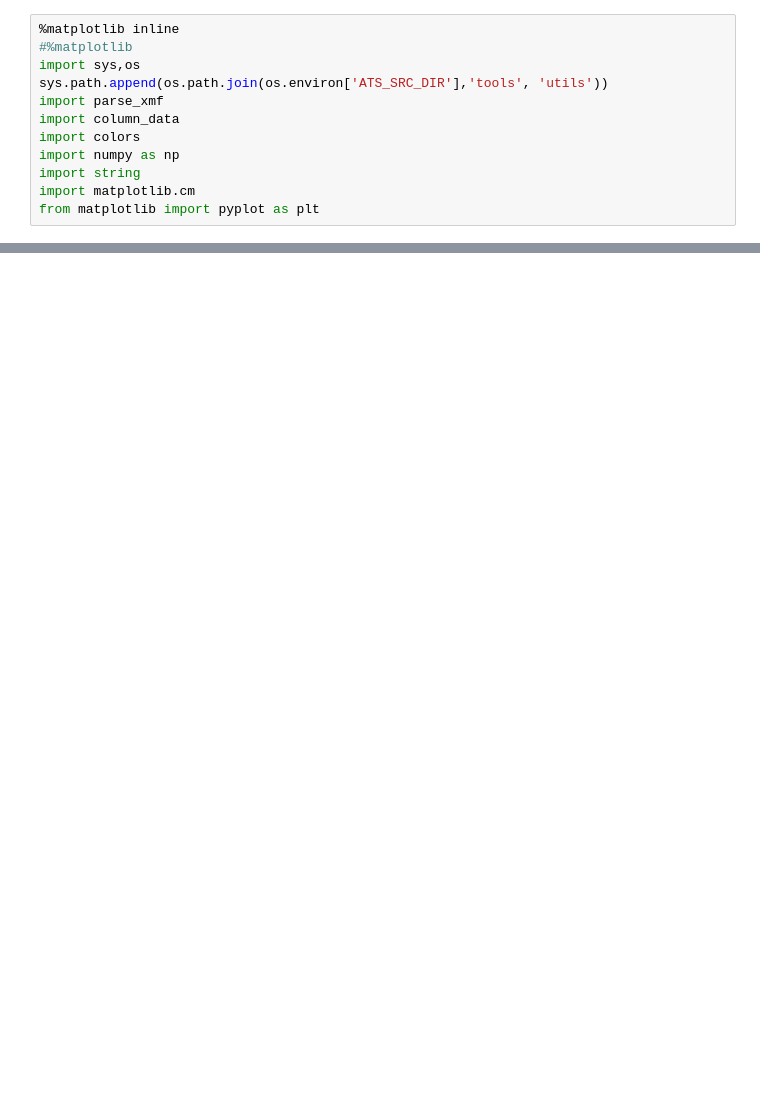
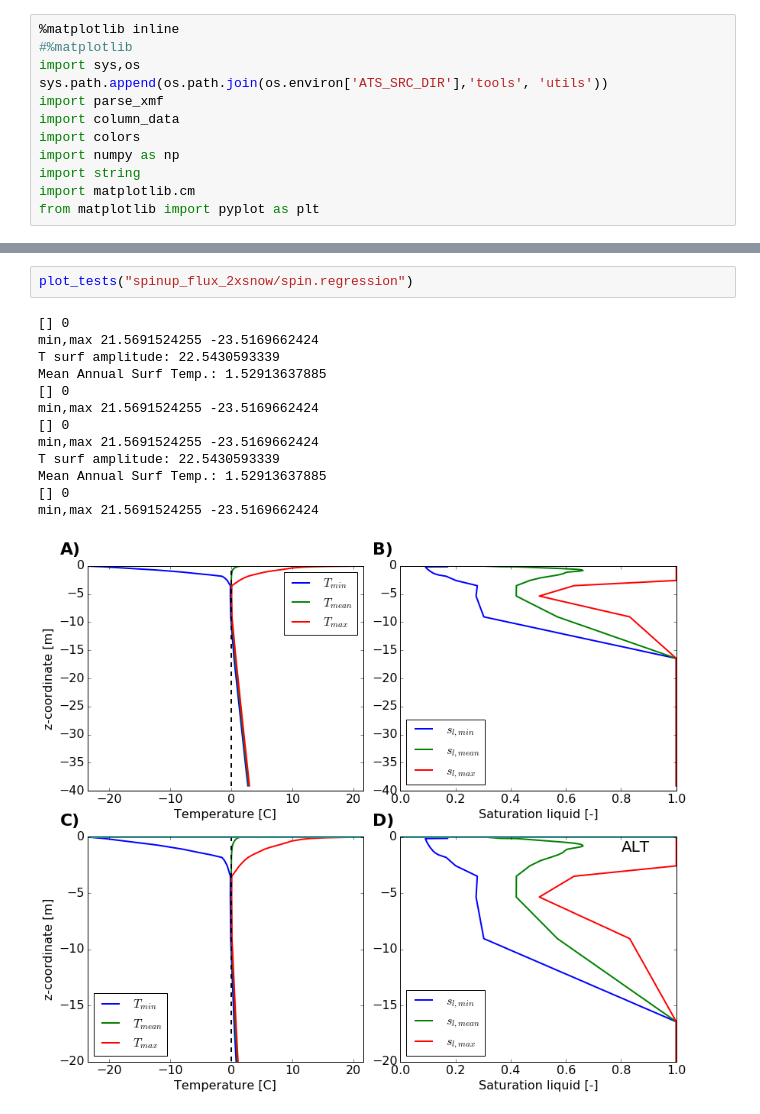
Before and after one commit to amanzi/ats-testsuite-arctic, a Jupyter notebook: testing/1Dbotflux/plot_tests78.ipynb, the cells around one changed output, grey strips where cells are left out. Saved outputs shown, nothing was run; the diff lists cells and outputs as text; blank space fills up the shorter version.

```diff
--- a/testing/1Dbotflux/plot_tests78.ipynb
+++ b/testing/1Dbotflux/plot_tests78.ipynb
@@ -102,0 +161,16 @@ def plot_tests(diii):
+# %%
+plot_tests("spinup_flux_2xsnow/spin.regression")
+# %% [output]
+[] 0
+min,max 21.5691524255 -23.5169662424
+T surf amplitude: 22.5430593339
+Mean Annual Surf Temp.: 1.52913637885
+[] 0
+min,max 21.5691524255 -23.5169662424
+[] 0
+min,max 21.5691524255 -23.5169662424
+T surf amplitude: 22.5430593339
+Mean Annual Surf Temp.: 1.52913637885
+[] 0
+min,max 21.5691524255 -23.5169662424
+[figure, added]
```
Also changed, not shown: parts of 18 cells of this notebook, 15 other files.
